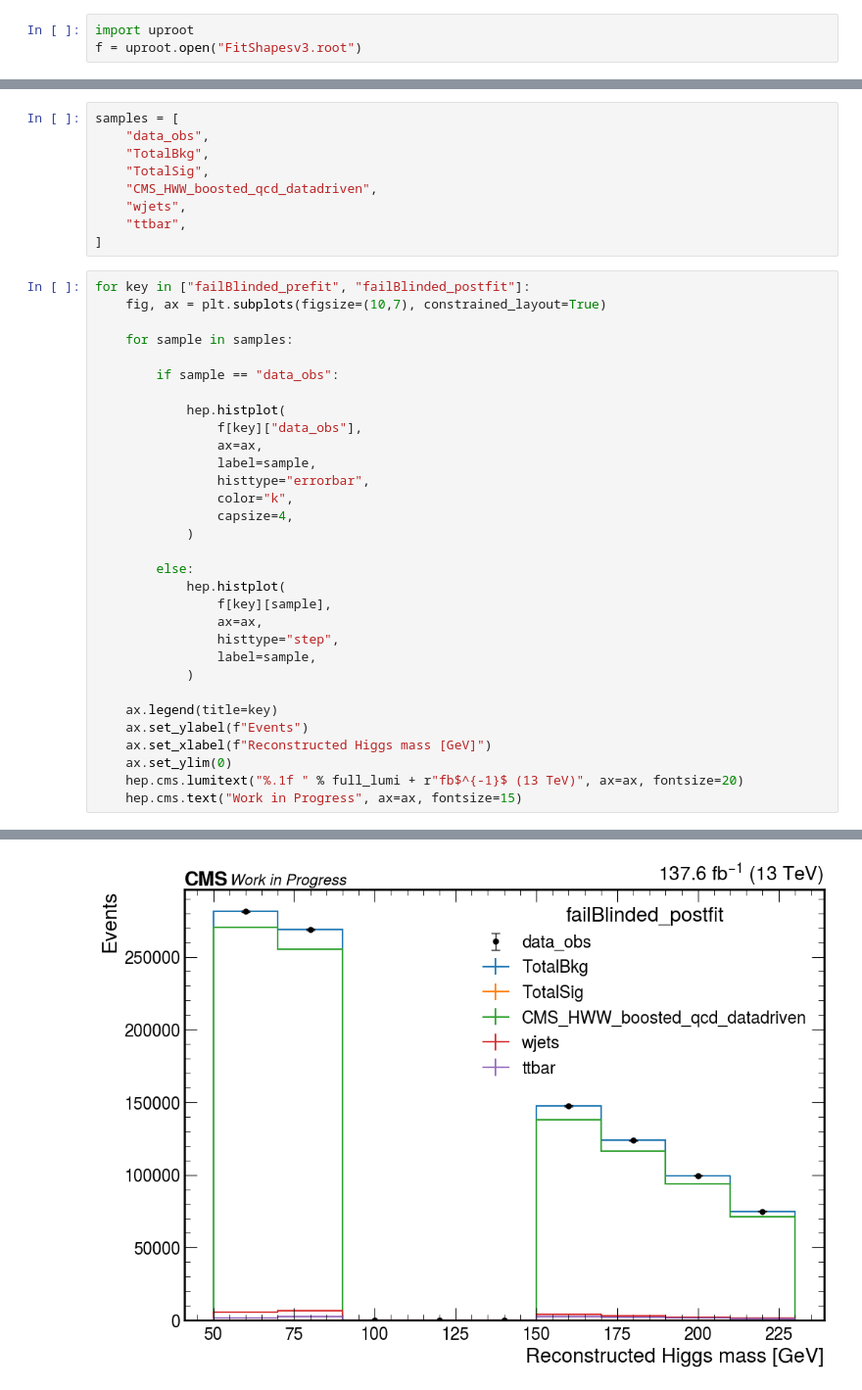
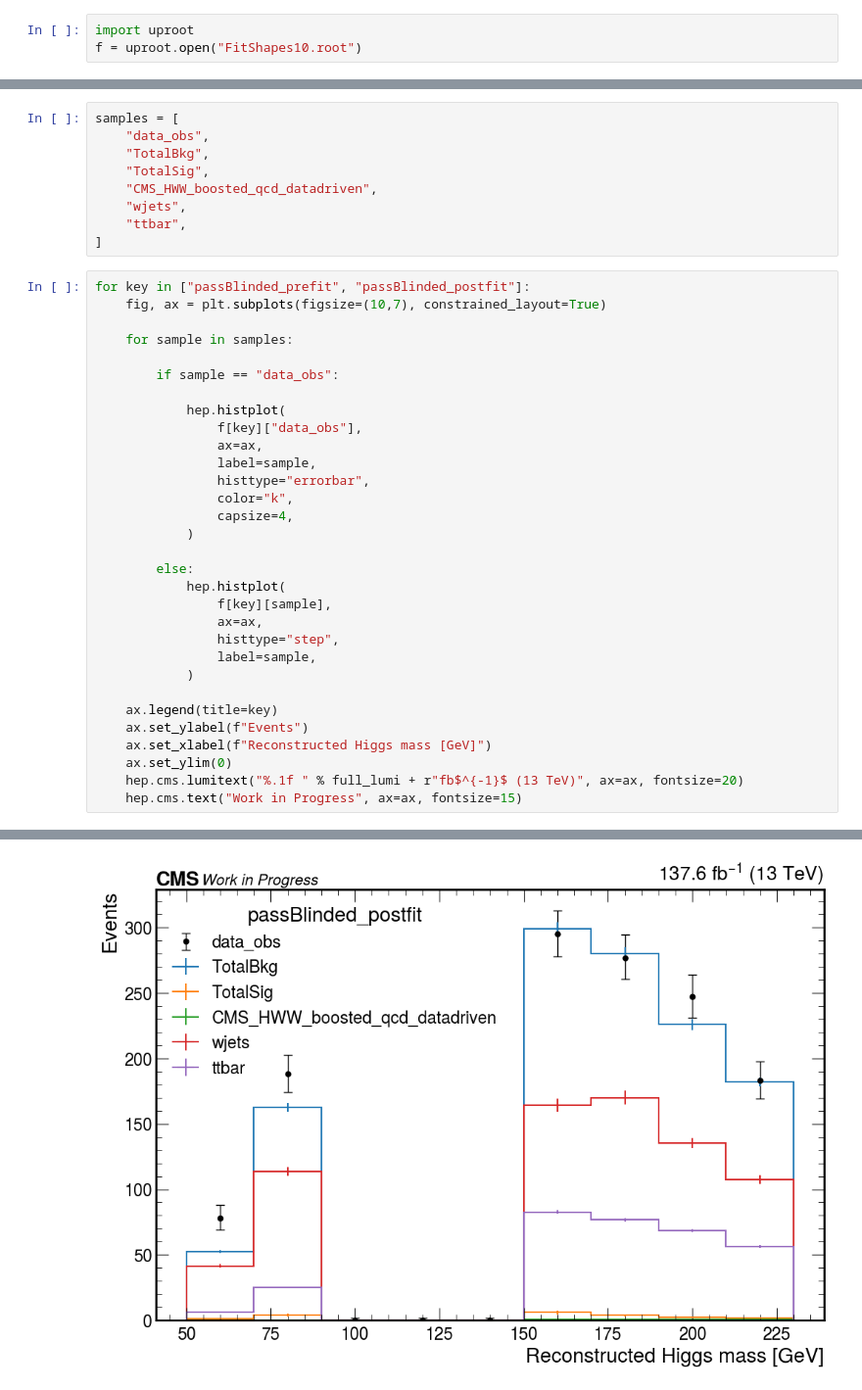
Before and after one commit to quinnanm/boostedhiggs, a Jupyter notebook: binder/combine.ipynb, the cells around one changed output, grey strips where cells are left out. Shown at 98% size. Drawn from its saved outputs; the diff is of its cells as text.

```diff
--- a/binder/combine.ipynb
+++ b/binder/combine.ipynb
@@ -71,7 +71,7 @@ h.keys()
 dict_keys(['pass', 'fail', 'wjetsCR'])
 # %%
 import uproot
-f = uproot.open("FitShapesv3.root")
+f = uproot.open("FitShapes10.root")
 # %%
 f.keys()
 # %% [output]
@@ -118,7 +118,7 @@ samples = [
     "ttbar",
 ]
 # %%
-for key in ["failBlinded_prefit", "failBlinded_postfit"]:
+for key in ["passBlinded_prefit", "passBlinded_postfit"]:
     fig, ax = plt.subplots(figsize=(10,7), constrained_layout=True)
 
     for sample in samples:
@@ -153 +153 @@ for key in ["failBlinded_prefit", "failBlinded_postfit"]:
-[figure, old version]
+[figure, new version]
```
Also changed, not shown: parts of 3 cells of this notebook, 3 other files.
